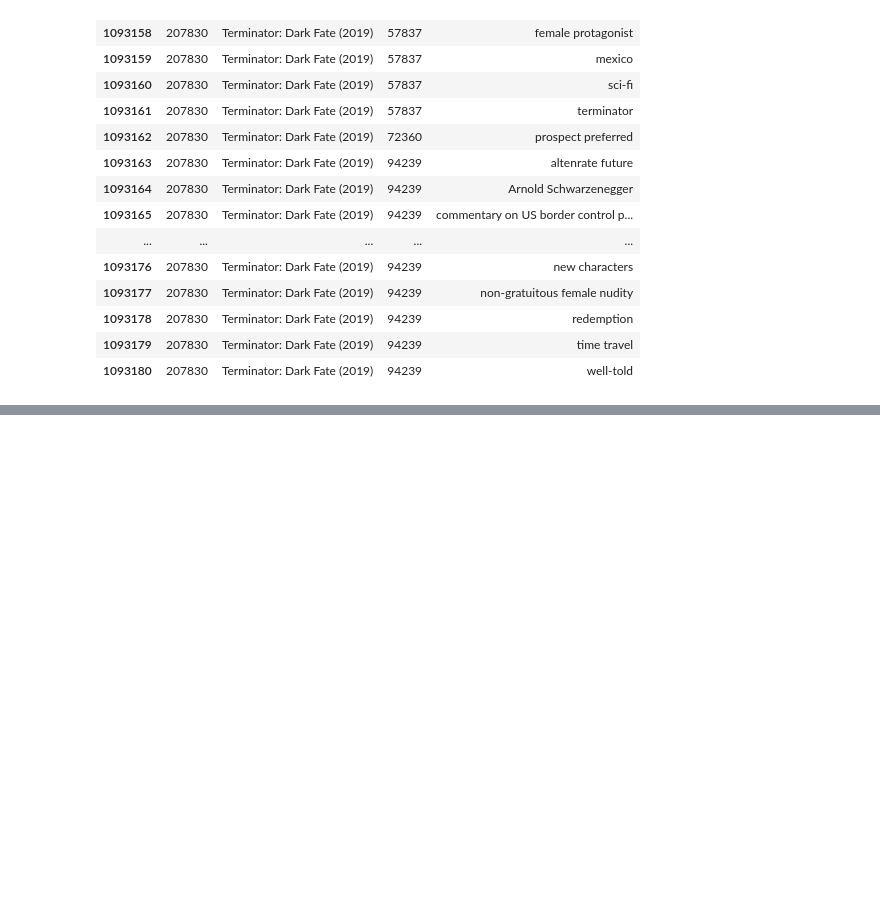
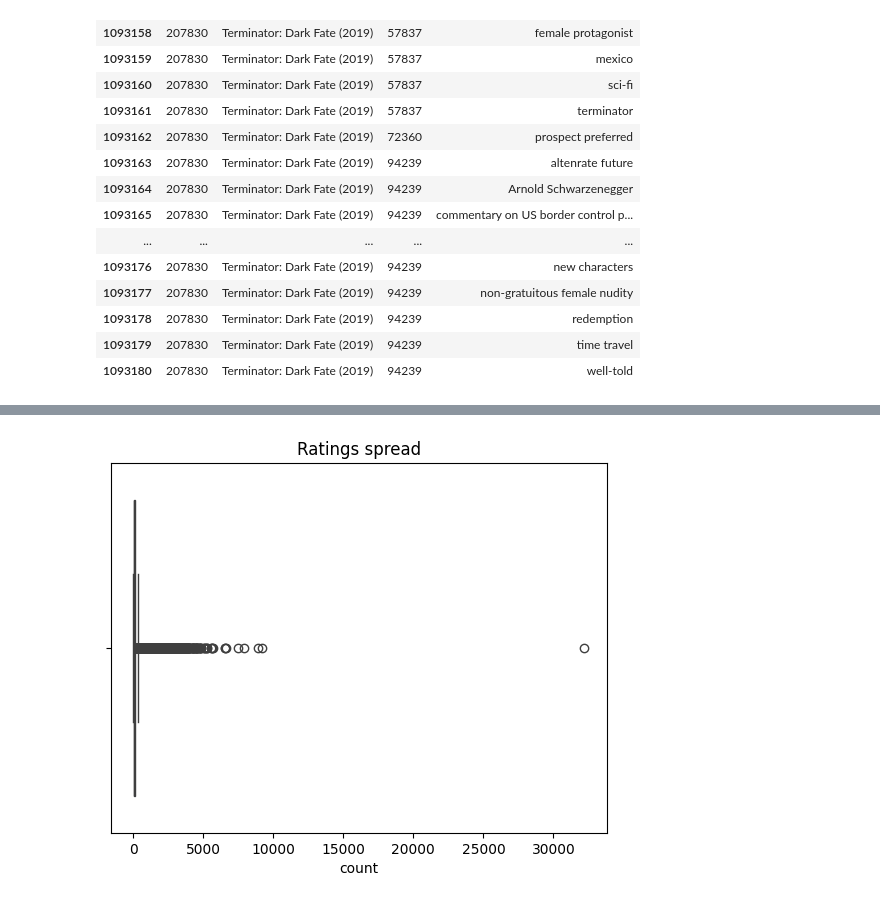
Before and after one commit to npknothere/mvlen25m, a Jupyter notebook: mvlen25m.ipynb, the cells around one changed output, grey strips where cells are left out. Drawn from its saved outputs; the diff is of its cells as text; code cells hidden in the pictures; blank space fills up the shorter version.

```diff
--- a/mvlen25m.ipynb
+++ b/mvlen25m.ipynb
@@ -517,0 +544,6 @@ movies_tags[terminatordf_tag]
+# %%
+sb.boxplot(x=plt_ratings)
+plt.title('Ratings spread')
+plt.show()
+# %% [output]
+[figure, added]
```
Also changed, not shown: parts of 44 cells of this notebook, 2 other files.
